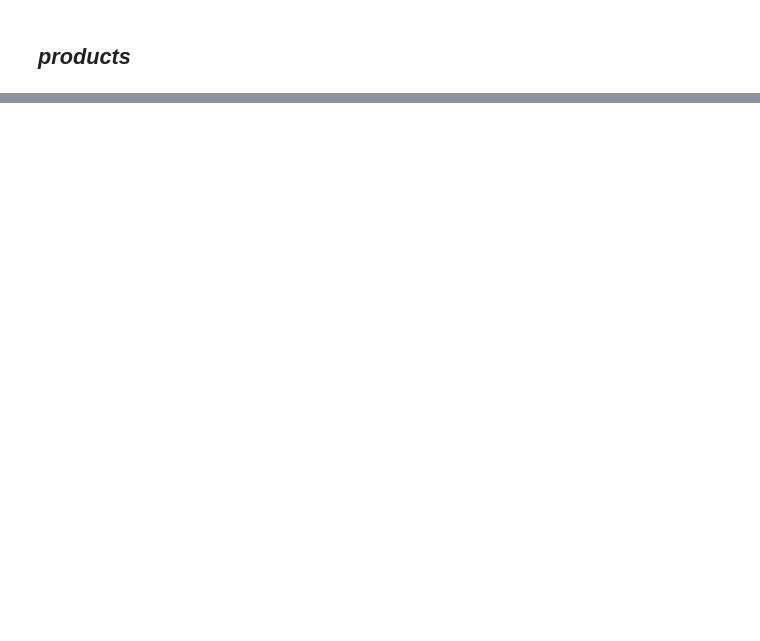
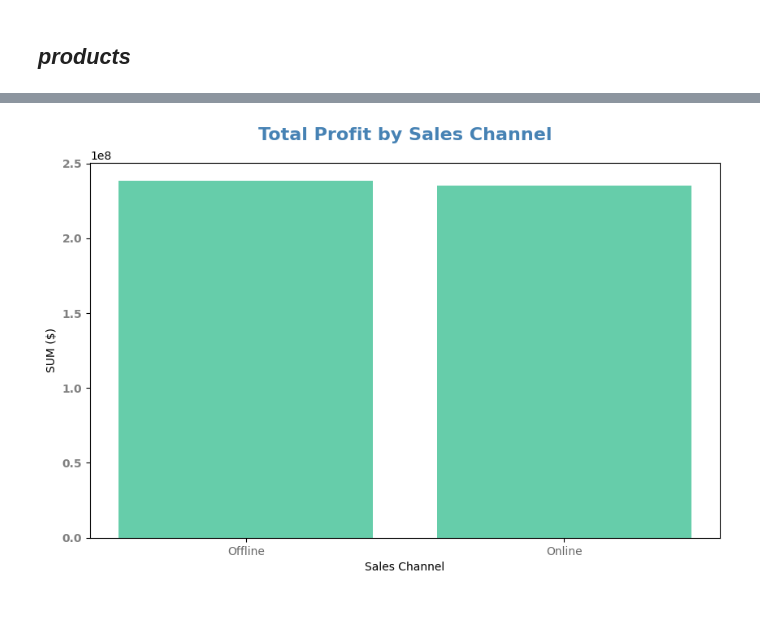
Before and after one commit to MariiaSam/data_science, a Jupyter notebook: Python_for_DA_Module_Task.ipynb, the cells around one changed output, grey strips where cells are left out. Saved outputs shown, nothing was run; the diff lists cells and outputs as text; code cells hidden in the pictures; blank space fills up the shorter version.

```diff
--- a/Python_for_DA_Module_Task.ipynb
+++ b/Python_for_DA_Module_Task.ipynb
@@ -460,0 +876,3 @@ print("Викиди Unit Cost:", outliers_price)
+# %%
+orders_by_sales_channel = (df.groupby('sales_channel').agg(count=('order_id', 'count'), total_profit=('total_profit', 'sum')).reset_index())
+orders_by_sales_channel
@@ -460,0 +897,16 @@ print("Викиди Unit Cost:", outliers_price)
+# %%
+plt.figure(figsize=(10, 6))
+x = np.arange(len(orders_by_sales_channel['sales_channel']))
+
+plt.bar(x, orders_by_sales_channel['total_profit'], color='mediumaquamarine')
+
+plt.title("Total Profit by Sales Channel",color='steelblue', fontweight='bold', fontsize=16, pad=20)
+plt.xlabel("Sales Channel")
+plt.ylabel("SUM ($)")
+plt.xticks(x, orders_by_sales_channel['sales_channel'],fontsize=10, color='dimgrey')
+plt.yticks(color='grey', fontsize=10,  fontweight='bold')
+plt.show()
+# %% [output]
+[figure, added]
+# %% [markdown]
+##
```
Also changed, not shown: parts of 100 cells of this notebook.
